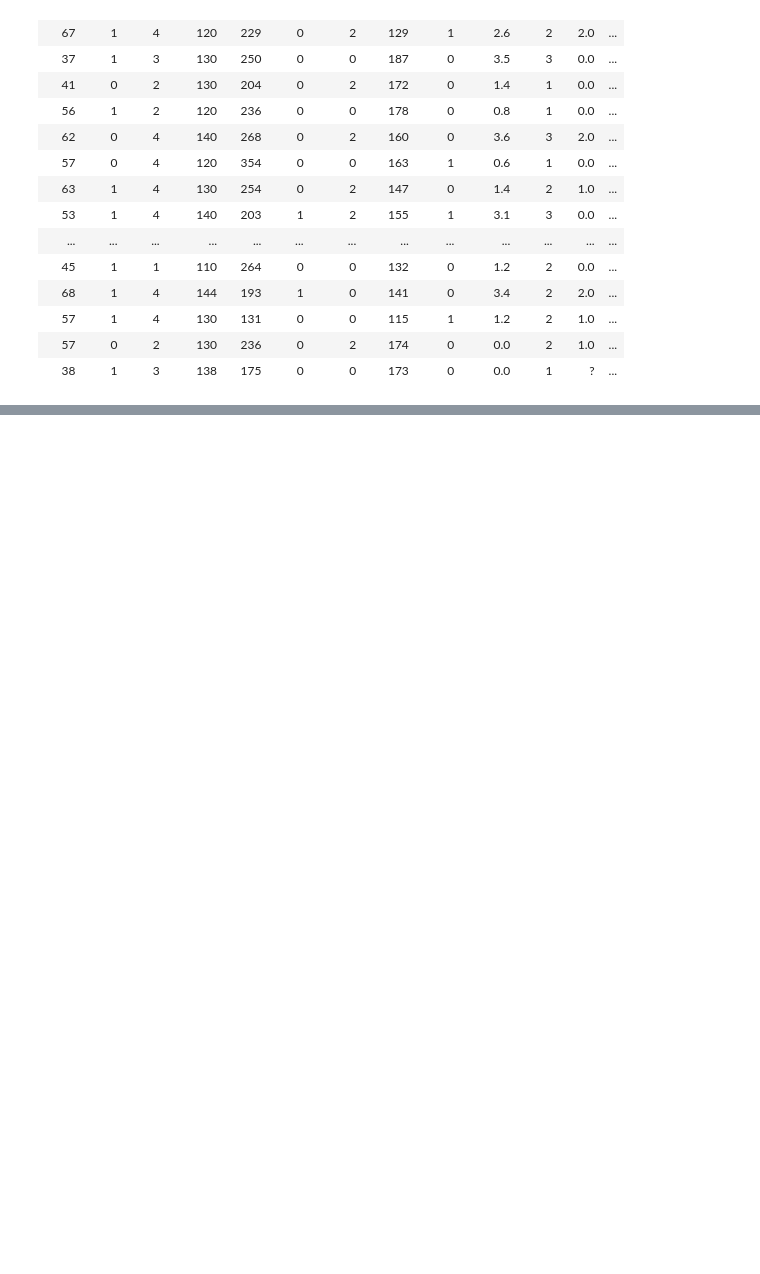
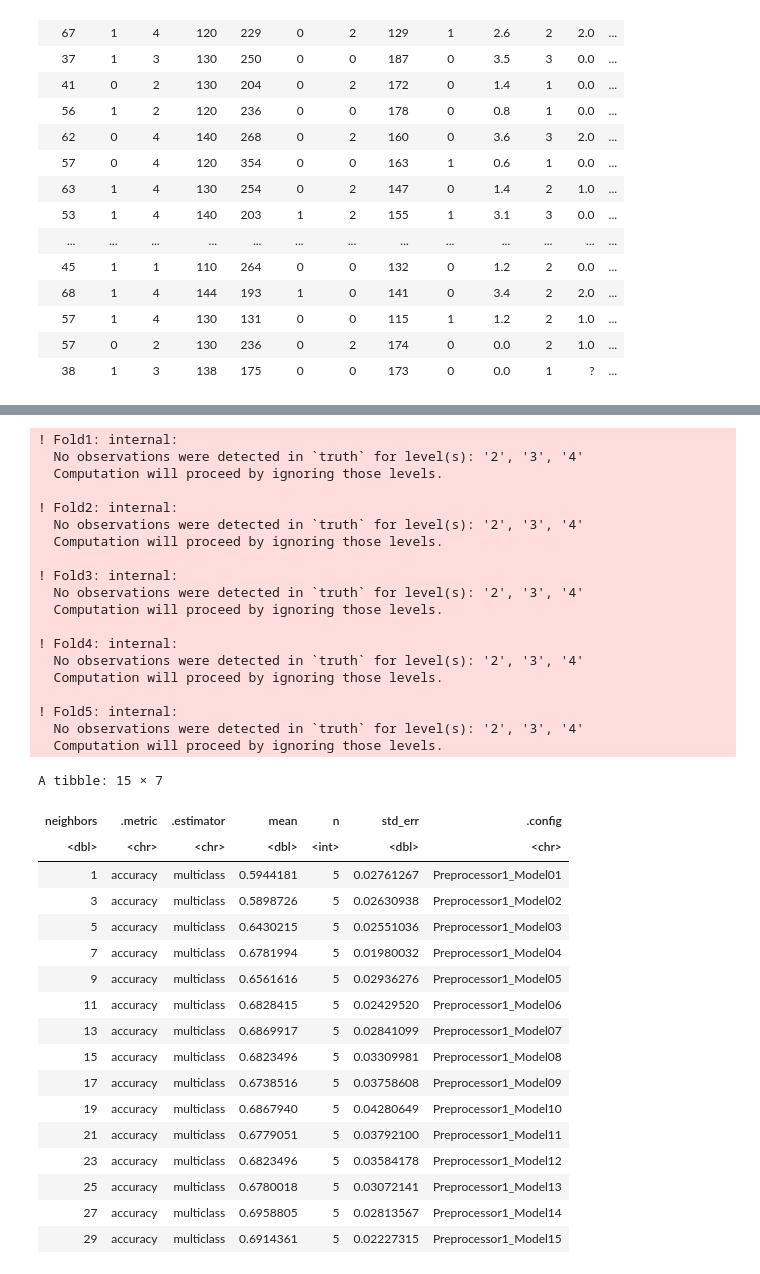
Before and after one commit to andyh031/dsci100-proj-group57, a Jupyter notebook: project.ipynb, the cells around one changed output, grey strips where cells are left out. Cells and saved outputs as stored; diff of their text form; code cells hidden in the pictures; blank space fills up the shorter version.

```diff
--- a/project.ipynb
+++ b/project.ipynb
@@ -129,0 +159,63 @@ A tibble: 2 × 5
+# %%
+## Recipe
+set.seed(1500)
+
+heart_recipe <- recipe(status ~ ., data = heart_training) |>
+    step_scale(all_predictors()) |>
+    step_center(all_predictors())
+
+heart_spec <- nearest_neighbor(weight_func = "rectangular", neighbors = tune()) |>
+    set_engine("kknn") |>
+    set_mode("classification")
+
+heart_vfold <- vfold_cv(heart_training, v = 5, strata = status)
+
+gridvals <- tibble(neighbors = seq(from = 1, to = 30, by = 2))
+
+heart_results <- workflow() |>
+    add_recipe(heart_recipe) |>
+    add_model(heart_spec) |>
+    tune_grid(resamples = heart_vfold, grid = gridvals) |>
+    collect_metrics()
+
+accuracies <- heart_results |>
+    filter(.metric == "accuracy")
+accuracies
+# %% [output]
+! Fold1: internal:
+  No observations were detected in `truth` for level(s): '2', '3', '4'
+  Computation will proceed by ignoring those levels.
+
+! Fold2: internal:
+  No observations were detected in `truth` for level(s): '2', '3', '4'
+  Computation will proceed by ignoring those levels.
+
+! Fold3: internal:
+  No observations were detected in `truth` for level(s): '2', '3', '4'
+  Computation will proceed by ignoring those levels.
+
+! Fold4: internal:
+  No observations were detected in `truth` for level(s): '2', '3', '4'
+  Computation will proceed by ignoring those levels.
+
+! Fold5: internal:
+  No observations were detected in `truth` for level(s): '2', '3', '4'
+  Computation will proceed by ignoring those levels.
+A tibble: 15 × 7
+| neighbors | .metric | .estimator | mean | n | std_err | .config |
+| <dbl> | <chr> | <chr> | <dbl> | <int> | <dbl> | <chr> |
+| 1 | accuracy | multiclass | 0.5944181 | 5 | 0.02761267 | Preprocessor1_Model01 |
+| 3 | accuracy | multiclass | 0.5898726 | 5 | 0.02630938 | Preprocessor1_Model02 |
+| 5 | accuracy | multiclass | 0.6430215 | 5 | 0.02551036 | Preprocessor1_Model03 |
+| 7 | accuracy | multiclass | 0.6781994 | 5 | 0.01980032 | Preprocessor1_Model04 |
+| 9 | accuracy | multiclass | 0.6561616 | 5 | 0.02936276 | Preprocessor1_Model05 |
+| 11 | accuracy | multiclass | 0.6828415 | 5 | 0.02429520 | Preprocessor1_Model06 |
+| 13 | accuracy | multiclass | 0.6869917 | 5 | 0.02841099 | Preprocessor1_Model07 |
+| 15 | accuracy | multiclass | 0.6823496 | 5 | 0.03309981 | Preprocessor1_Model08 |
+| 17 | accuracy | multiclass | 0.6738516 | 5 | 0.03758608 | Preprocessor1_Model09 |
+| 19 | accuracy | multiclass | 0.6867940 | 5 | 0.04280649 | Preprocessor1_Model10 |
+| 21 | accuracy | multiclass | 0.6779051 | 5 | 0.03792100 | Preprocessor1_Model11 |
+| 23 | accuracy | multiclass | 0.6823496 | 5 | 0.03584178 | Preprocessor1_Model12 |
+| 25 | accuracy | multiclass | 0.6780018 | 5 | 0.03072141 | Preprocessor1_Model13 |
+| 27 | accuracy | multiclass | 0.6958805 | 5 | 0.02813567 | Preprocessor1_Model14 |
+| 29 | accuracy | multiclass | 0.6914361 | 5 | 0.02227315 | Preprocessor1_Model15 |
```
Also changed, not shown: parts of 10 cells of this notebook.
